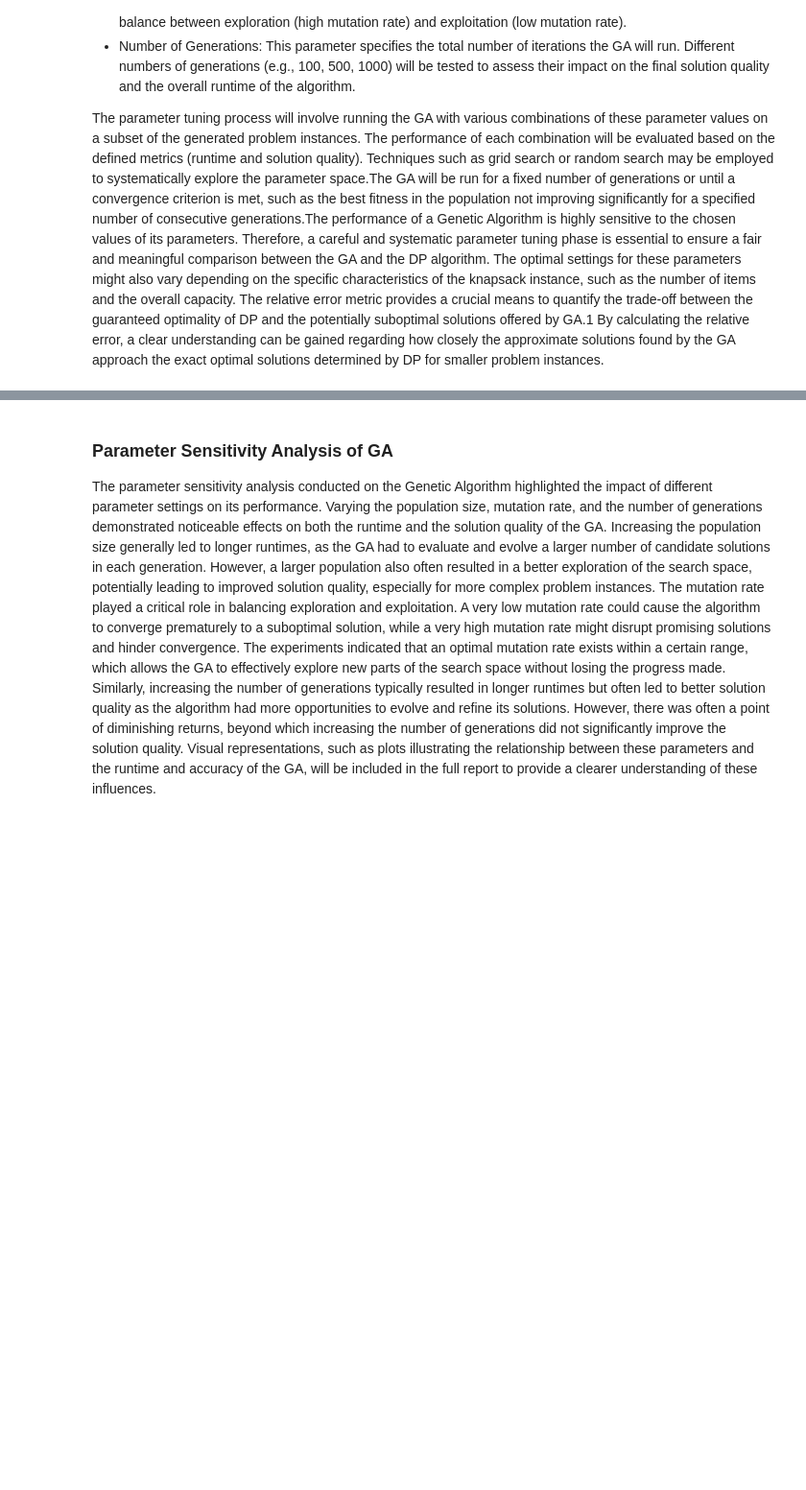
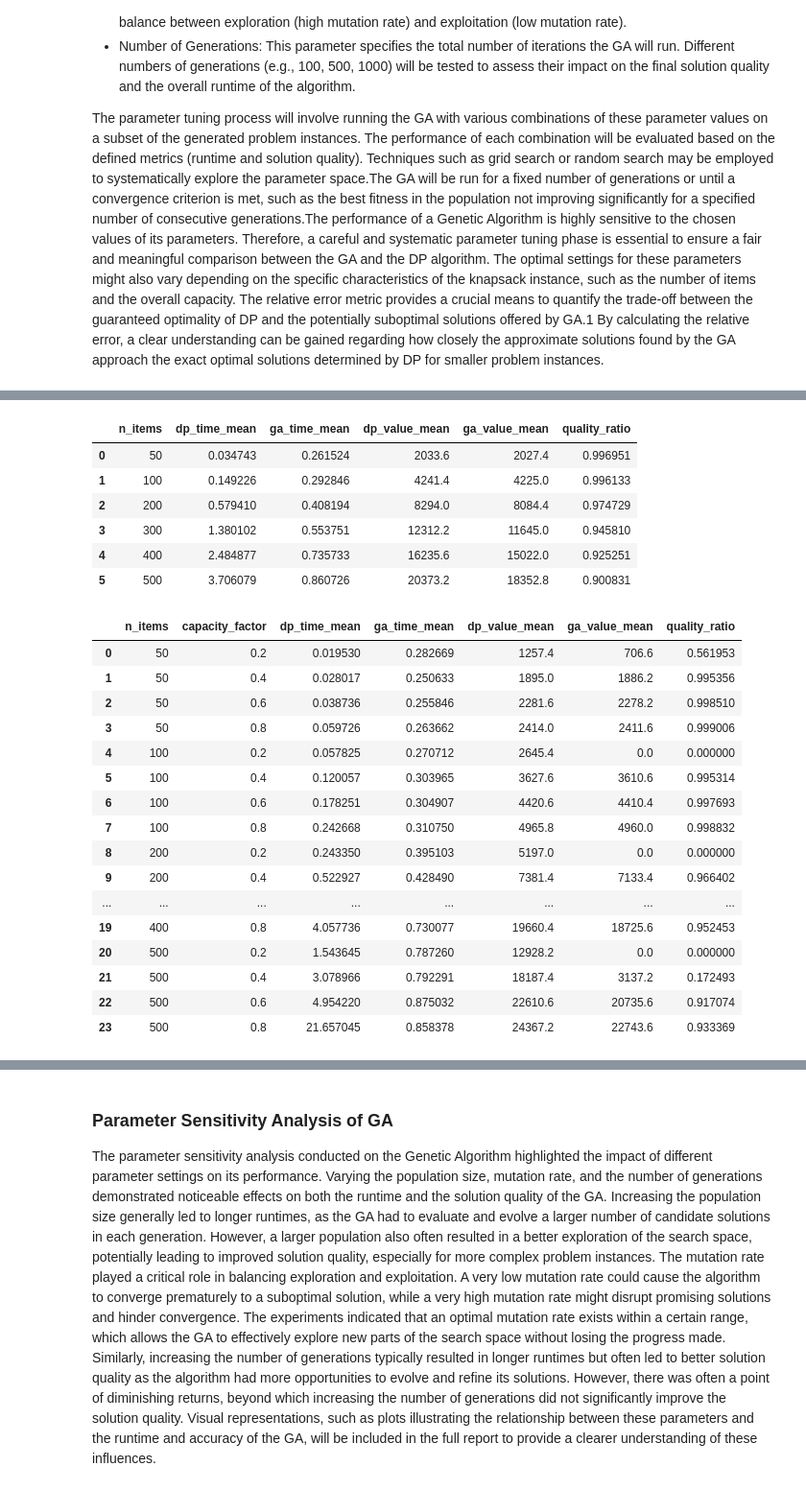
Before and after one commit to i11g/Math-Project, a Jupyter notebook: Math Project.ipynb, the cells around one changed output, grey strips where cells are left out. Shown: that part at 96% size. Drawn from its saved outputs; the diff is of its cells as text; code cells hidden in the pictures; blank space fills up the shorter version.

Commit message:
results added

```diff
--- a/Math Project.ipynb
+++ b/Math Project.ipynb
@@ -297,11 +308,9 @@ GA Parameter Sensitivity Plots: A series of plots will be created to analyze the
 # %%
 import numpy as np
 import pandas as pd
-from ace_tools import display_dataframe_to_user
 import random
 import time
-
-# Redefine necessary functions (or ensure they are in scope)
+from IPython.display import display
 
 def generate_knapsack_instance(n, weight_range=(1,100), value_range=(1,100), capacity_factor=0.5):
     weights = np.random.randint(weight_range[0], weight_range[1]+1, size=n)
@@ -400,33 +409,93 @@ def benchmark_with_quality(ns, repeats=5, ga_params=None):
         for _ in range(repeats):
             w, v, C = generate_knapsack_instance(n)
             val_dp, _, t_dp = run_dp(w, v, C)
             val_ga, _, t_ga = run_ga(w, v, C, ga_params)
             dp_times.append(t_dp)
             ga_times.append(t_ga)
             dp_vals.append(val_dp)
             ga_vals.append(val_ga)
         mean_dp_val = np.mean(dp_vals)
         mean_ga_val = np.mean(ga_vals)
         results.append({
             'n_items': n,
             'dp_time_mean': np.mean(dp_times),
             'ga_time_mean': np.mean(ga_times),
             'dp_value_mean': mean_dp_val,
             'ga_value_mean': mean_ga_val,
-            'quality_ratio': mean_ga_val / mean_dp_val  # GA quality relative to DP
+            'quality_ratio': mean_ga_val / mean_dp_val
         })
     return pd.DataFrame(results)
 
 # Define and run
 ns = [50, 100, 200, 300, 400, 500]
 ga_params = {
     'population_size': 100,
     'num_generations': 200,
     'mutation_rate': 0.01,
     'tournament_size': 3,
     'elitism': True
 }
 df_quality = benchmark_with_quality(ns, repeats=5, ga_params=ga_params)
 
-# Display
-display_dataframe_to_user('BenchmarkWithQuality', df_quality)
+# Display results
+display(df_quality)
+
+def benchmark_varying_capacity(ns, capacity_factors, repeats=5, ga_params=None):
+    if ga_params is None: ga_params = {
+            'population_size': 100,
+            'num_generations': 200,
+            'mutation_rate': 0.01,
+            'tournament_size': 3,
+            'elitism': True }  # same as before
+    records = []
+    for n in ns:
+        for cf in capacity_factors:
+            dp_times, ga_times = [], []
+            dp_vals, ga_vals = [], []
+            for _ in range(repeats):
+                w, v, C = generate_knapsack_instance(n, capacity_factor=cf)
+                val_dp, _, t_dp = run_dp(w, v, C)
+                val_ga, _, t_ga = run_ga(w, v, C, ga_params)
+                dp_times.append(t_dp); dp_vals.append(val_dp)
+                ga_times.append(t_ga); ga_vals.append(val_ga)
+            records.append({
+                'n_items': n,
+                'capacity_factor': cf,
+                'dp_time_mean': np.mean(dp_times),
+                'ga_time_mean': np.mean(ga_times),
+                'dp_value_mean': np.mean(dp_vals),
+                'ga_value_mean': np.mean(ga_vals),
+                'quality_ratio': np.mean(ga_vals) / np.mean(dp_vals)
+            })
+    return pd.DataFrame(records)
+
+# Example usage:
+ns = [50, 100, 200, 300, 400, 500]
+cfs = [0.2, 0.4, 0.6, 0.8]
+df_cap = benchmark_varying_capacity(ns, cfs, repeats=5, ga_params=ga_params)
+display(df_cap)
+# %% [output]
+|  | n_items | dp_time_mean | ga_time_mean | dp_value_mean | ga_value_mean | quality_ratio |
+| 0 | 50 | 0.034743 | 0.261524 | 2033.6 | 2027.4 | 0.996951 |
+| 1 | 100 | 0.149226 | 0.292846 | 4241.4 | 4225.0 | 0.996133 |
+| 2 | 200 | 0.579410 | 0.408194 | 8294.0 | 8084.4 | 0.974729 |
+| 3 | 300 | 1.380102 | 0.553751 | 12312.2 | 11645.0 | 0.945810 |
+| 4 | 400 | 2.484877 | 0.735733 | 16235.6 | 15022.0 | 0.925251 |
+| 5 | 500 | 3.706079 | 0.860726 | 20373.2 | 18352.8 | 0.900831 |
+|  | n_items | capacity_factor | dp_time_mean | ga_time_mean | dp_value_mean | ga_value_mean | quality_ratio |
+| 0 | 50 | 0.2 | 0.019530 | 0.282669 | 1257.4 | 706.6 | 0.561953 |
+| 1 | 50 | 0.4 | 0.028017 | 0.250633 | 1895.0 | 1886.2 | 0.995356 |
+| 2 | 50 | 0.6 | 0.038736 | 0.255846 | 2281.6 | 2278.2 | 0.998510 |
+| 3 | 50 | 0.8 | 0.059726 | 0.263662 | 2414.0 | 2411.6 | 0.999006 |
+| 4 | 100 | 0.2 | 0.057825 | 0.270712 | 2645.4 | 0.0 | 0.000000 |
+| 5 | 100 | 0.4 | 0.120057 | 0.303965 | 3627.6 | 3610.6 | 0.995314 |
+| 6 | 100 | 0.6 | 0.178251 | 0.304907 | 4420.6 | 4410.4 | 0.997693 |
+| 7 | 100 | 0.8 | 0.242668 | 0.310750 | 4965.8 | 4960.0 | 0.998832 |
+| 8 | 200 | 0.2 | 0.243350 | 0.395103 | 5197.0 | 0.0 | 0.000000 |
+| 9 | 200 | 0.4 | 0.522927 | 0.428490 | 7381.4 | 7133.4 | 0.966402 |
+| ... | ... | ... | ... | ... | ... | ... | ... |
+| 19 | 400 | 0.8 | 4.057736 | 0.730077 | 19660.4 | 18725.6 | 0.952453 |
+| 20 | 500 | 0.2 | 1.543645 | 0.787260 | 12928.2 | 0.0 | 0.000000 |
+| 21 | 500 | 0.4 | 3.078966 | 0.792291 | 18187.4 | 3137.2 | 0.172493 |
+| 22 | 500 | 0.6 | 4.954220 | 0.875032 | 22610.6 | 20735.6 | 0.917074 |
+| 23 | 500 | 0.8 | 21.657045 | 0.858378 | 24367.2 | 22743.6 | 0.933369 |
```
Also changed, not shown: parts of 18 cells of this notebook, 6 other files.
